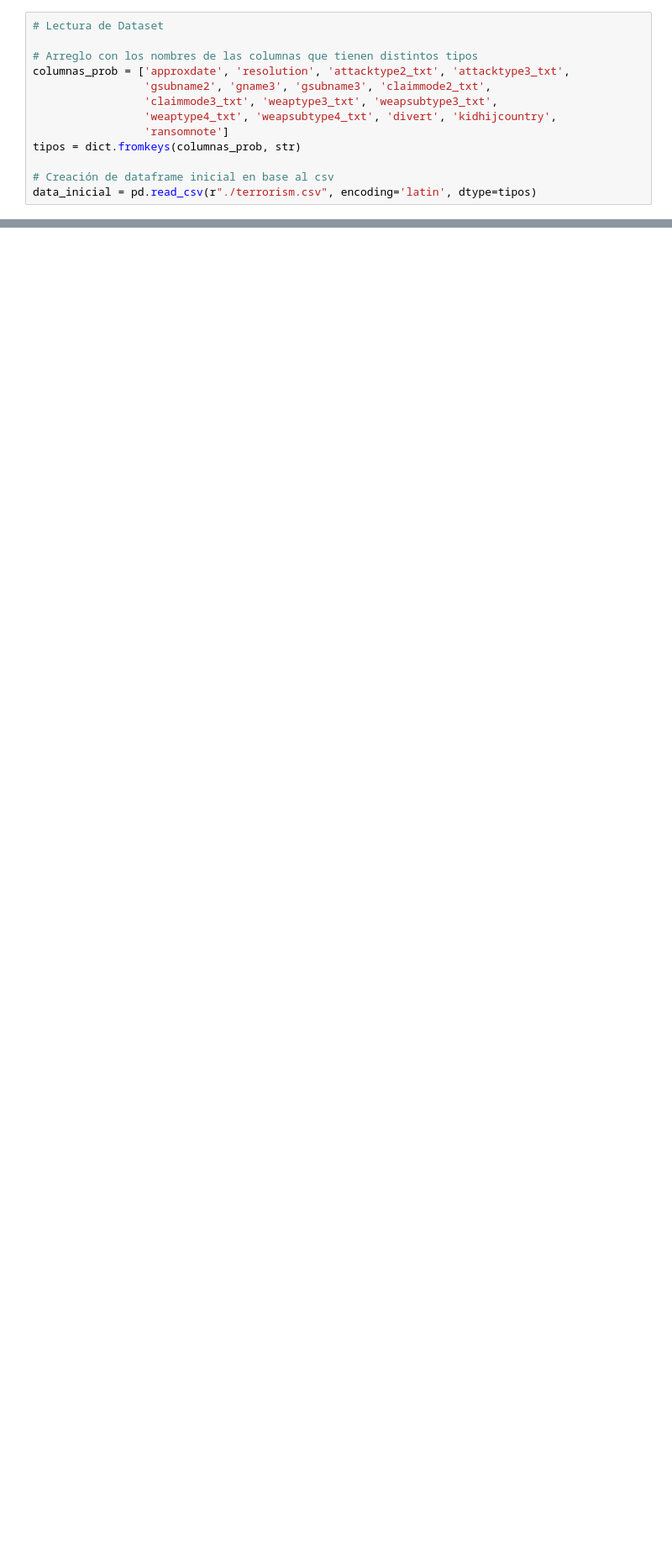
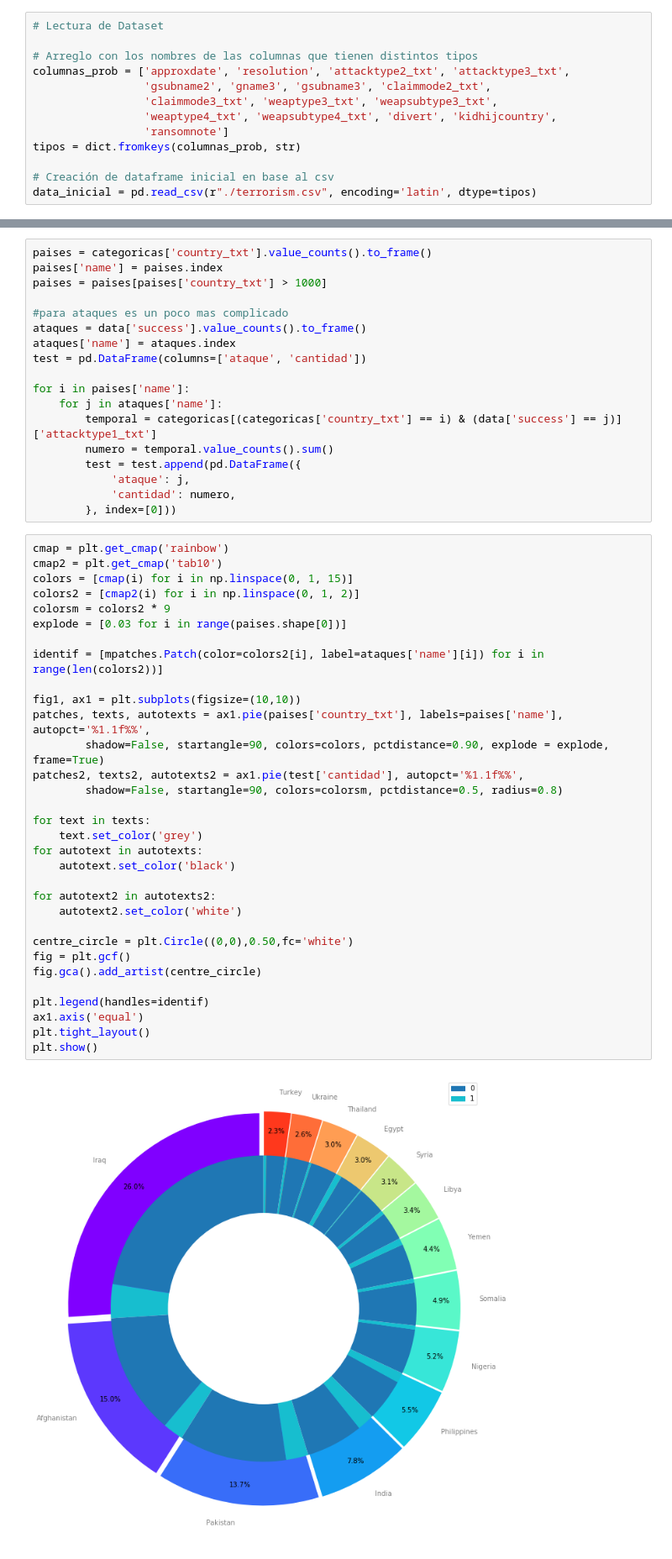
Before and after one commit to JoseGuzmanZamora/TerrorismDataAnalysis, a Jupyter notebook: terrorismoanalisis.ipynb, the cells around one changed output, grey strips where cells are left out. Shown: that part at 84% size. Cells and saved outputs as stored; diff of their text form; blank space fills up the shorter version.

```diff
--- a/terrorismoanalisis.ipynb
+++ b/terrorismoanalisis.ipynb
@@ -134,0 +374,52 @@ INT_ANY  ->  3
+# %%
+paises = categoricas['country_txt'].value_counts().to_frame()
+paises['name'] = paises.index
+paises = paises[paises['country_txt'] > 1000]
+
+#para ataques es un poco mas complicado
+ataques = data['success'].value_counts().to_frame()
+ataques['name'] = ataques.index
+test = pd.DataFrame(columns=['ataque', 'cantidad'])
+
+for i in paises['name']:
+    for j in ataques['name']:
+        temporal = categoricas[(categoricas['country_txt'] == i) & (data['success'] == j)]['attacktype1_txt']
+        numero = temporal.value_counts().sum()
+        test = test.append(pd.DataFrame({
+            'ataque': j,
+            'cantidad': numero,
+        }, index=[0]))
+# %%
+cmap = plt.get_cmap('rainbow')
+cmap2 = plt.get_cmap('tab10')
+colors = [cmap(i) for i in np.linspace(0, 1, 15)]
+colors2 = [cmap2(i) for i in np.linspace(0, 1, 2)]
+colorsm = colors2 * 9
+explode = [0.03 for i in range(paises.shape[0])]
+
+identif = [mpatches.Patch(color=colors2[i], label=ataques['name'][i]) for i in range(len(colors2))]
+
+fig1, ax1 = plt.subplots(figsize=(10,10))
+patches, texts, autotexts = ax1.pie(paises['country_txt'], labels=paises['name'], autopct='%1.1f%%',
+        shadow=False, startangle=90, colors=colors, pctdistance=0.90, explode = explode, frame=True)
+patches2, texts2, autotexts2 = ax1.pie(test['cantidad'], autopct='%1.1f%%',
+        shadow=False, startangle=90, colors=colorsm, pctdistance=0.5, radius=0.8)
+
+for text in texts:
+    text.set_color('grey')
+for autotext in autotexts:
+    autotext.set_color('black')
+
+for autotext2 in autotexts2:
+    autotext2.set_color('white')
+
+centre_circle = plt.Circle((0,0),0.50,fc='white')
+fig = plt.gcf()
+fig.gca().add_artist(centre_circle)
+
+plt.legend(handles=identif)
+ax1.axis('equal')
+plt.tight_layout()
+plt.show()
+# %% [output]
+[figure, added]
```
Also changed, not shown: parts of 30 cells of this notebook, 7 other files.
